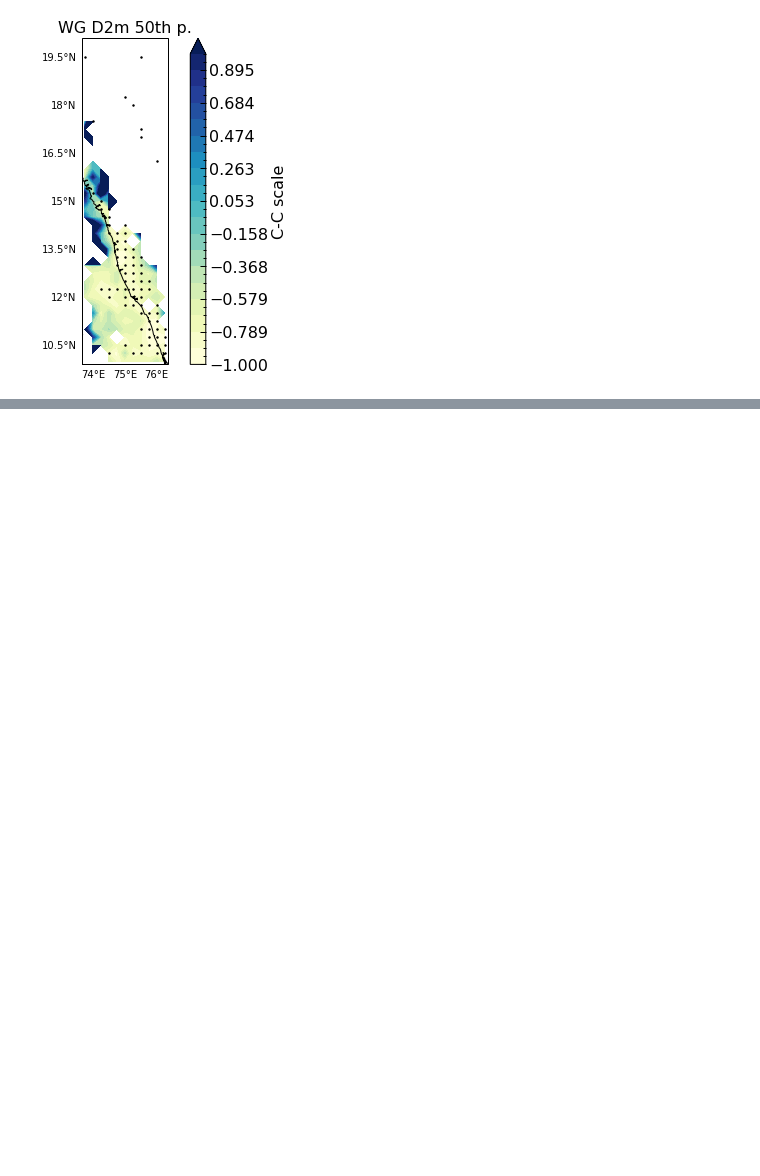
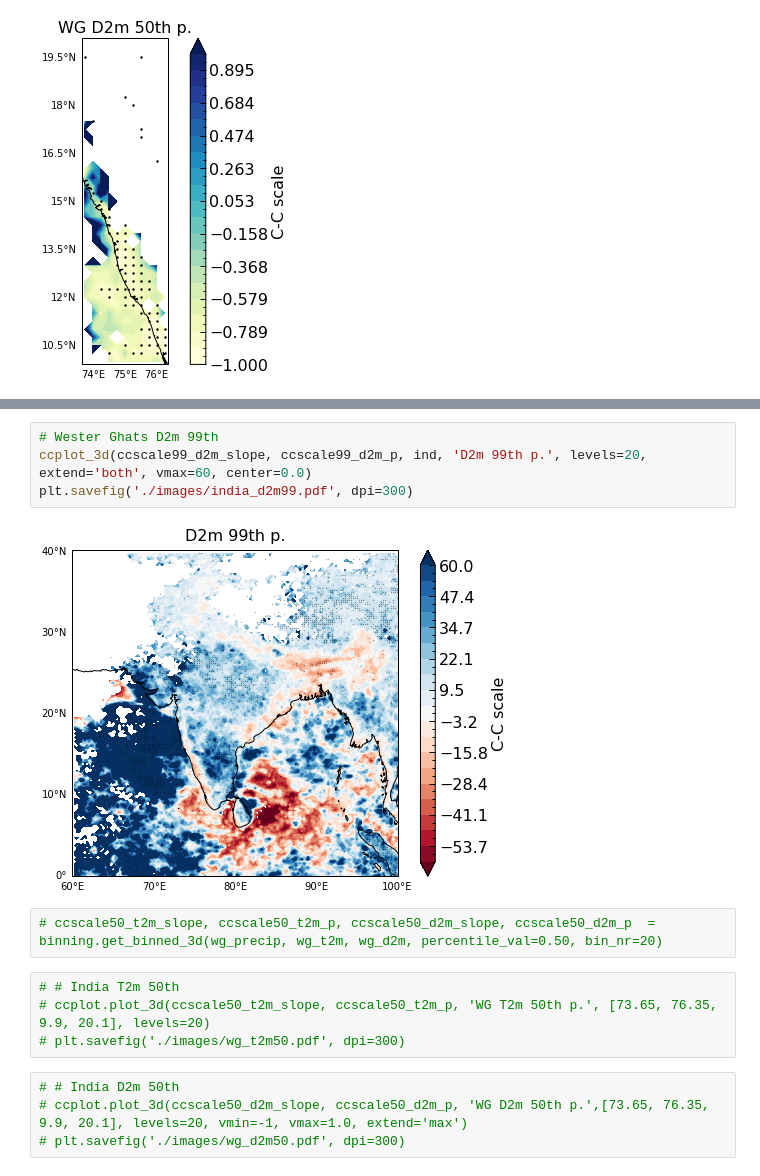
Before and after one commit to adisen99/msc_project, a Jupyter notebook: test.ipynb, the cells around one changed output, grey strips where cells are left out. Cells and saved outputs as stored; diff of their text form; blank space fills up the shorter version.

```diff
--- a/test.ipynb
+++ b/test.ipynb
@@ -523,0 +586,16 @@ plt.savefig('./images/wg_d2m50.pdf', dpi=300)
+# %%
+# Wester Ghats D2m 99th
+ccplot_3d(ccscale99_d2m_slope, ccscale99_d2m_p, ind, 'D2m 99th p.', levels=20, extend='both', vmax=60, center=0.0)
+plt.savefig('./images/india_d2m99.pdf', dpi=300)
+# %% [output]
+[figure, added]
+# %%
+# ccscale50_t2m_slope, ccscale50_t2m_p, ccscale50_d2m_slope, ccscale50_d2m_p  = binning.get_binned_3d(wg_precip, wg_t2m, wg_d2m, percentile_val=0.50, bin_nr=20)
+# %%
+# # India T2m 50th
+# ccplot.plot_3d(ccscale50_t2m_slope, ccscale50_t2m_p, 'WG T2m 50th p.', [73.65, 76.35, 9.9, 20.1], levels=20)
+# plt.savefig('./images/wg_t2m50.pdf', dpi=300)
+# %%
+# # India D2m 50th
+# ccplot.plot_3d(ccscale50_d2m_slope, ccscale50_d2m_p, 'WG D2m 50th p.',[73.65, 76.35, 9.9, 20.1], levels=20, vmin=-1, vmax=1.0, extend='max')
+# plt.savefig('./images/wg_d2m50.pdf', dpi=300)
```
Also changed, not shown: parts of 29 cells of this notebook, 2 other files.
